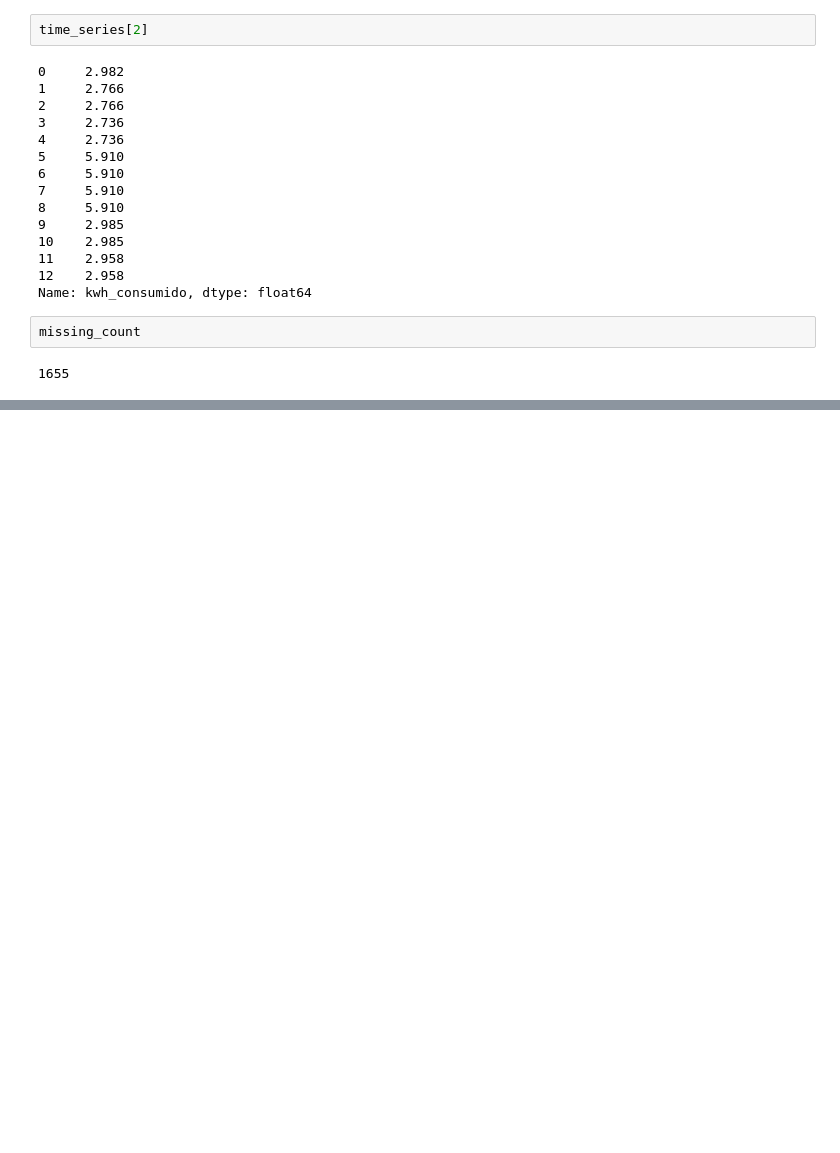
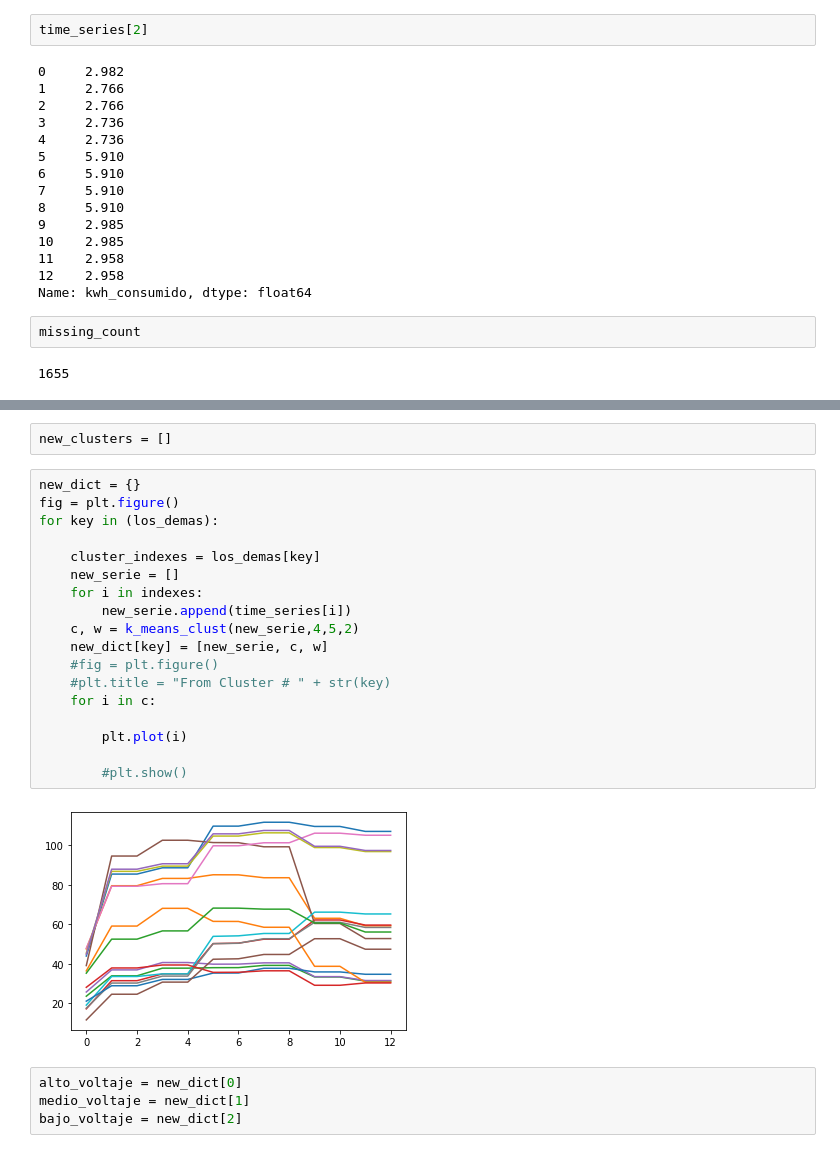
Before and after one commit to aaorella/Energy_Smart_Meters-Exploratory_Analysis, a Jupyter notebook: 4.2 Clusters-time.ipynb, the cells around one changed output, grey strips where cells are left out. Drawn from its saved outputs; the diff is of its cells as text; blank space fills up the shorter version.

```diff
--- a/4.2 Clusters-time.ipynb
+++ b/4.2 Clusters-time.ipynb
@@ -241,0 +242,26 @@ for key in (los_demas):
+# %%
+new_clusters = []
+# %%
+new_dict = {}
+fig = plt.figure()
+for key in (los_demas):
+
+    cluster_indexes = los_demas[key]
+    new_serie = []
+    for i in indexes:
+        new_serie.append(time_series[i])
+    c, w = k_means_clust(new_serie,4,5,2)
+    new_dict[key] = [new_serie, c, w]
+    #fig = plt.figure()
+    #plt.title = "From Cluster # " + str(key)
+    for i in c:
+
+        plt.plot(i)
+
+        #plt.show()
+# %% [output]
+[figure, added]
+# %%
+alto_voltaje = new_dict[0]
+medio_voltaje = new_dict[1]
+bajo_voltaje = new_dict[2]
```
Also changed, not shown: parts of 5 cells of this notebook, 11 other files.
